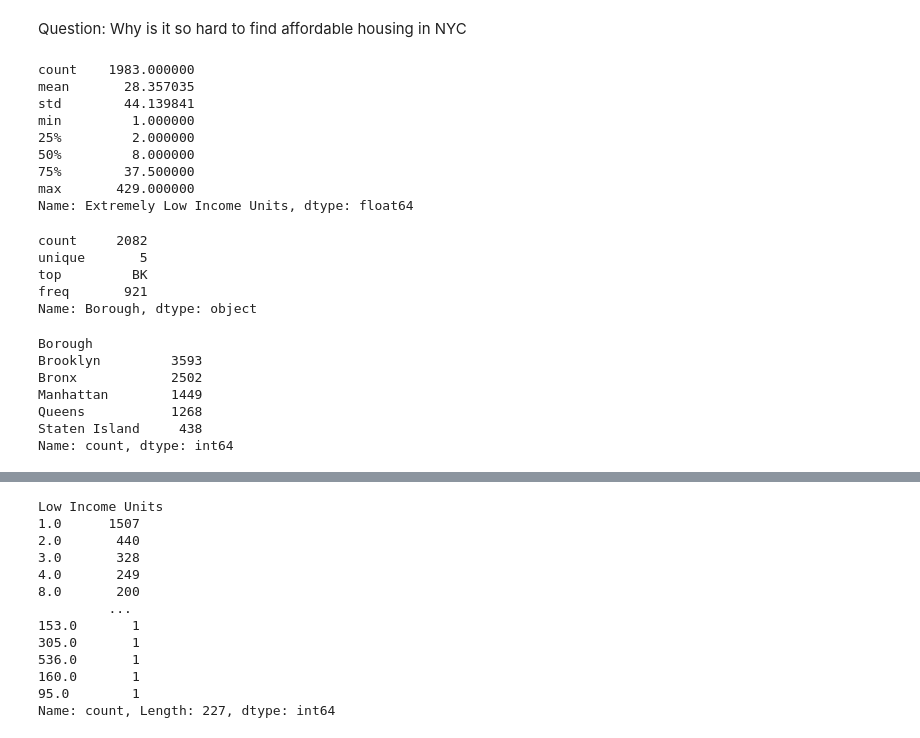
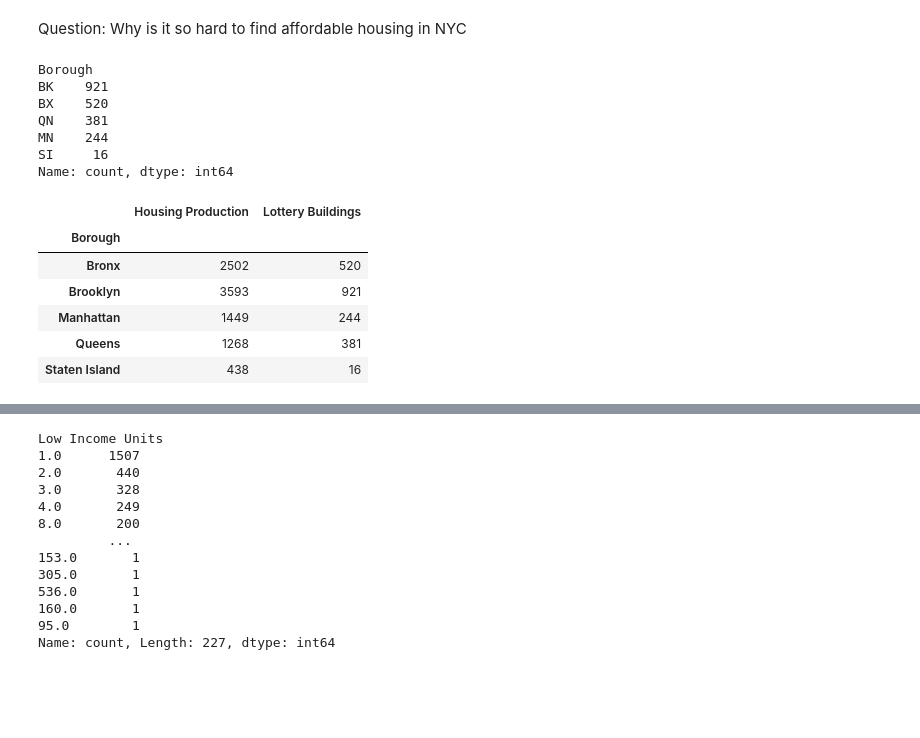
Before and after one commit to mstkhatun1984/A-Better-NYC, a Jupyter notebook: ABetterNYC.ipynb, the cells around one changed output, grey strips where cells are left out. Cells and saved outputs as stored; diff of their text form; code cells hidden in the pictures; blank space fills up the shorter version.

```diff
--- a/ABetterNYC.ipynb
+++ b/ABetterNYC.ipynb
@@ -8,42 +8,35 @@ import matplotlib.pyplot as plt
 
 al = pd.read_csv("Advertised_Lotteries_on_Housing_Connect_By_Building_20260715.csv")
 ah = pd.read_csv("Affordable_Housing_Production_by_Building_20260715.csv")
-# %%
-#Cleaning missing values
-ah.isna().sum()
-ah = ah.dropna(subset=["Extremely Low Income Units"])
-ah["Extremely Low Income Units"].describe()
-# %% [output]
-count    1983.000000
-mean       28.357035
-std        44.139841
-min         1.000000
-25%         2.000000
-50%         8.000000
-75%        37.500000
-max       429.000000
-Name: Extremely Low Income Units, dtype: float64
 # %%
 #advertised lotteries in boroughs
 al["Borough"].value_counts()
-al["Borough"].describe()
 # %% [output]
-count     2082
-unique       5
-top         BK
-freq       921
-Name: Borough, dtype: object
+Borough
+BK    921
+BX    520
+QN    381
+MN    244
+SI     16
+Name: count, dtype: int64
-# %%
-#adversited Housing in boroughs
-ah["Borough"].value_counts()
-# %% [output]
-Borough
-Brooklyn         3593
-Bronx            2502
-Manhattan        1449
-Queens           1268
-Staten Island     438
-Name: count, dtype: int64
+# %%
+production = ah["Borough"].value_counts().sort_index()
+lottery = al["Borough"].value_counts().sort_index()
+
+comparison = pd.DataFrame({
+    "Housing Production": production,
+    "Lottery Buildings": lottery
+}).fillna(0)
+
+comparison
+# %% [output]
+|  | Housing Production | Lottery Buildings |
+| Borough |  |  |
+| Bronx | 2502 | 520 |
+| Brooklyn | 3593 | 921 |
+| Manhattan | 1449 | 244 |
+| Queens | 1268 | 381 |
+| Staten Island | 438 | 16 |
 # %%
 #found out the discrepency in the housing being built and the lotteries available
 #make a graph about this
```
Also changed, not shown: parts of 3 cells of this notebook.
